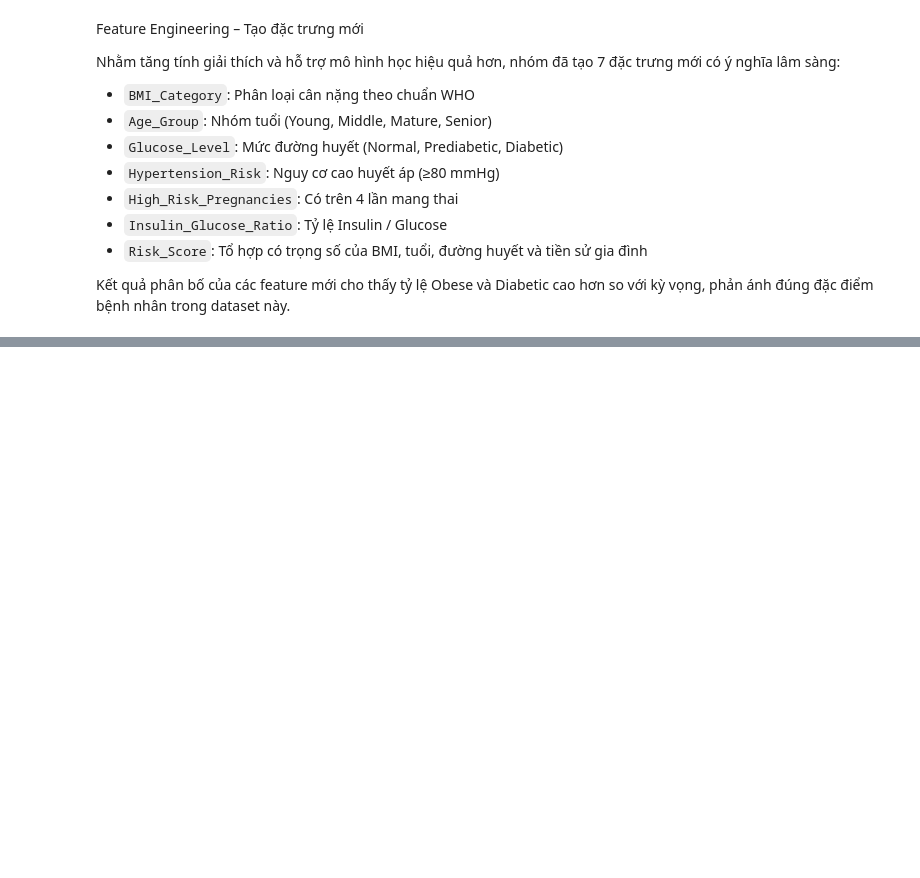
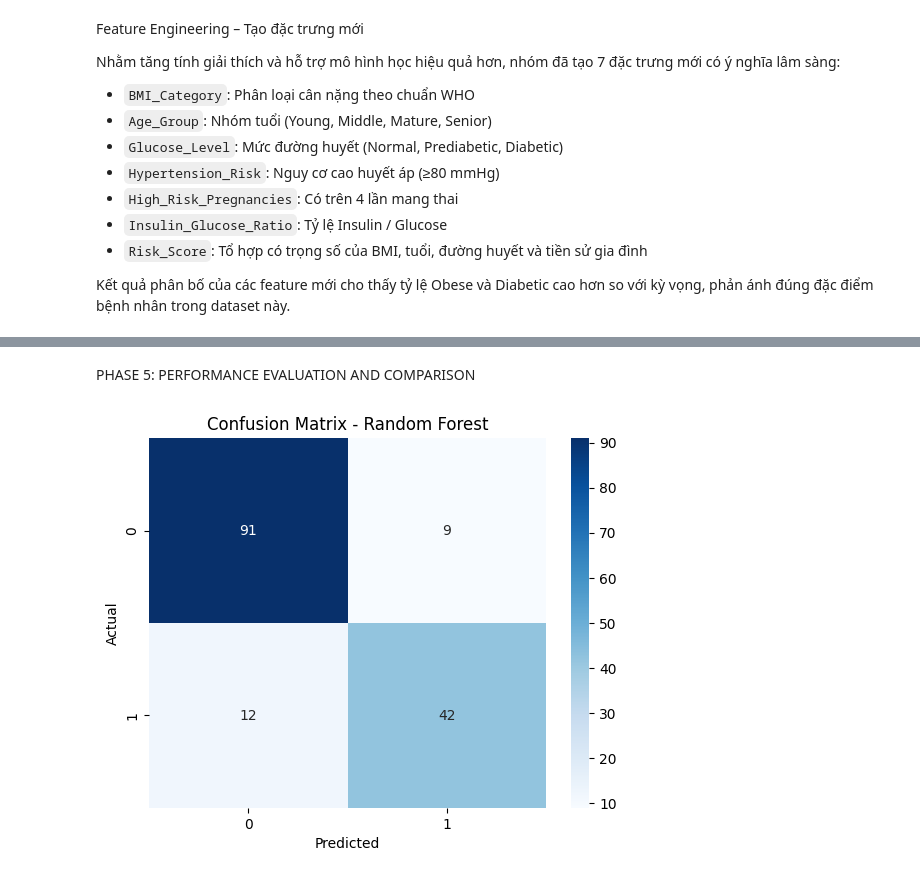
Before and after one commit to tranhoang2804/Capstone-Aptech, a Jupyter notebook: Capstone.ipynb, the cells around one changed output, grey strips where cells are left out. Cells and saved outputs as stored; diff of their text form; code cells hidden in the pictures; blank space fills up the shorter version.

```diff
--- a/Capstone.ipynb
+++ b/Capstone.ipynb
@@ -575,0 +591,8 @@ Top feature scores:
+# %%
+# Stratified split 80/20 để giữ tỷ lệ nhãn
+X_train, X_test, y_train, y_test = train_test_split(
+    X, y,
+    test_size=0.2,
+    stratify=y,
+    random_state=42
+)
@@ -575,0 +637,6 @@ Top feature scores:
+# %%
+# Khởi tạo Logistic Regression
+model = LogisticRegression(max_iter=1000, random_state=42)
+
+# Huấn luyện trên tập train
+model.fit(X_train, y_train)
@@ -575,0 +675,5 @@ Top feature scores:
+# %%
+# Khởi tạo thuật toán Random Forest
+rf = RandomForestClassifier(n_estimators=100, random_state=42)
+# Huẩn luyện trên tập train
+rf.fit(X_train, y_train)
@@ -575,0 +682,10 @@ Top feature scores:
+# %%
+# Dự đoán trên tập test
+y_pred_rf = rf.predict(X_test)
+# Đánh giá
+print("Random Forest")
+print("Accuracy:", accuracy_score(y_test, y_pred_rf))
+print("Confusion Matrix:")
+print(confusion_matrix(y_test, y_pred_rf))
+print("Classification Report:")
+print(classification_report(y_test, y_pred_rf))
@@ -575,0 +753,12 @@ Top feature scores:
+# %% [markdown]
+PHASE 5: PERFORMANCE EVALUATION AND COMPARISON
+# %%
+# Confusion Metric
+cm = confusion_matrix(y_test, y_pred_rf)  # hoặc y_pred nếu logistic
+sns.heatmap(cm, annot=True, fmt='d', cmap='Blues')
+plt.title('Confusion Matrix - Random Forest')
+plt.xlabel('Predicted')
+plt.ylabel('Actual')
+plt.show()
+# %% [output]
+[figure, added]
```
Also changed, not shown: parts of 21 cells of this notebook.
